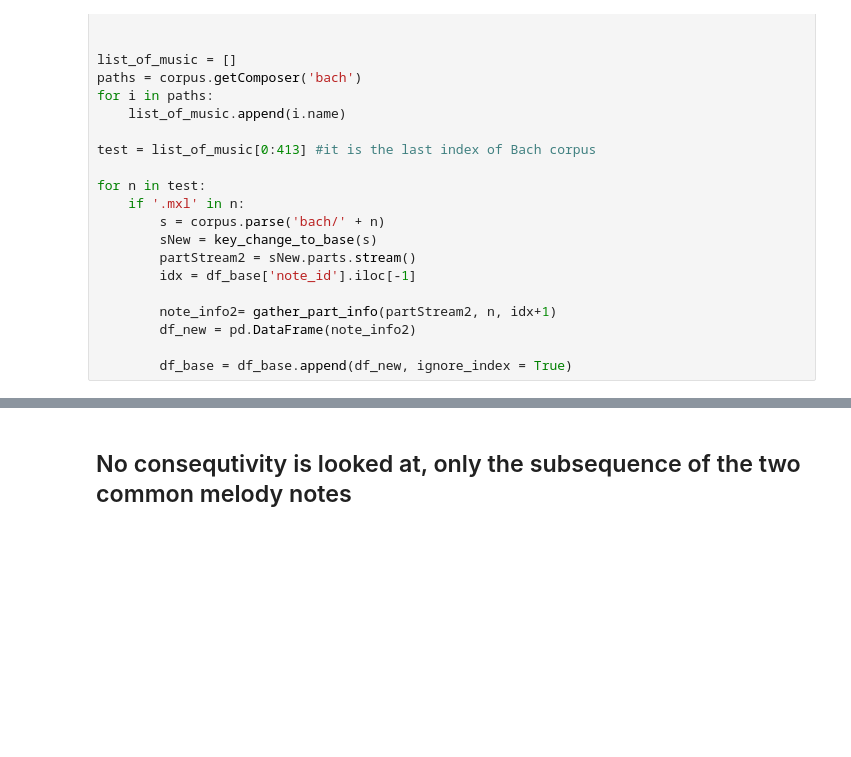
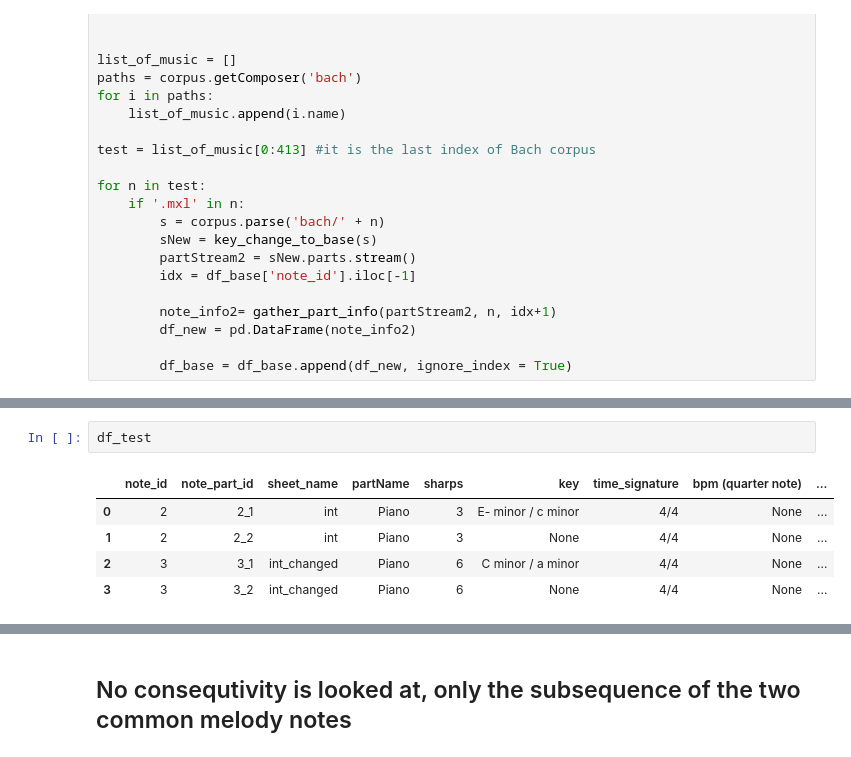
Before and after one commit to LudvigL123/digital_sheet_music_analysis, a Jupyter notebook: analyzer draft.ipynb, the cells around one changed output, grey strips where cells are left out. Saved outputs shown, nothing was run; the diff lists cells and outputs as text; blank space fills up the shorter version.

```diff
--- a/analyzer draft.ipynb
+++ b/analyzer draft.ipynb
@@ -690,0 +864,8 @@ df_base
+# %%
+df_test
+# %% [output]
+|  | note_id | note_part_id | sheet_name | partName | sharps | key | time_signature | bpm (quarter note) | ... |
+| 0 | 2 | 2_1 | int | Piano | 3 | E- minor / c minor | 4/4 | None | ... |
+| 1 | 2 | 2_2 | int | Piano | 3 | None | 4/4 | None | ... |
+| 2 | 3 | 3_1 | int_changed | Piano | 6 | C minor / a minor | 4/4 | None | ... |
+| 3 | 3 | 3_2 | int_changed | Piano | 6 | None | 4/4 | None | ... |
```
Also changed, not shown: parts of 21 cells of this notebook, 3 other files.
